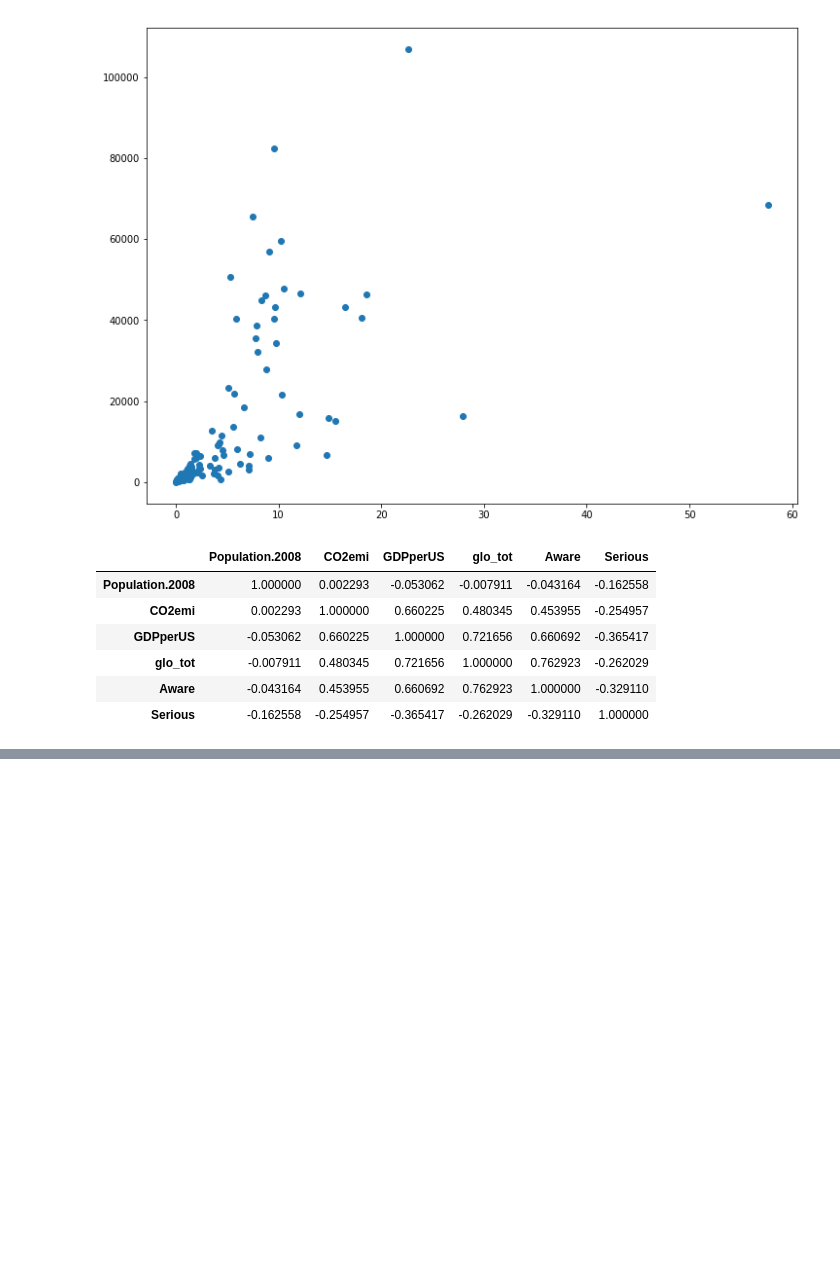
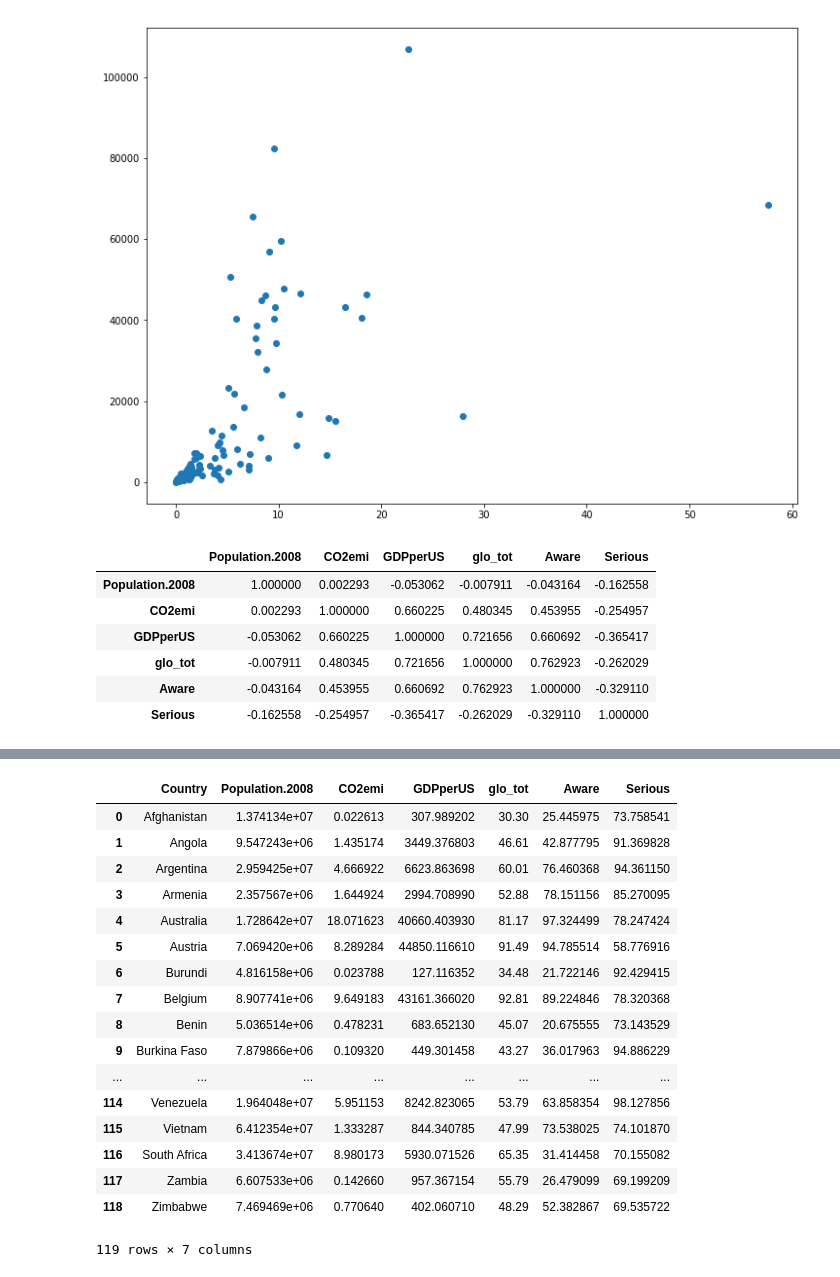
Before and after one commit to pjsimmon/COGS108_Repo, a Jupyter notebook: Bar_data_wrangling.ipynb, the cells around one changed output, grey strips where cells are left out. Cells and saved outputs as stored; diff of their text form; code cells hidden in the pictures; blank space fills up the shorter version.

```diff
--- a/Bar_data_wrangling.ipynb
+++ b/Bar_data_wrangling.ipynb
@@ -303,0 +341,33 @@ strong multicollinearity or other numerical problems.
+# %%
+import os
+import earthpy as et
+
+import folium
+from folium import plugins
+
+import rasterio as rio
+from rasterio.warp import calculate_default_transform, reproject, Resampling
+
+# Set working directory to earth-analytics
+#os.chdir(os.path.join(et.io.HOME, 'earth-analytics'))
+
+df_numbers
+# %% [output]
+|  | Country | Population.2008 | CO2emi | GDPperUS | glo_tot | Aware | Serious |
+| 0 | Afghanistan | 1.374134e+07 | 0.022613 | 307.989202 | 30.30 | 25.445975 | 73.758541 |
+| 1 | Angola | 9.547243e+06 | 1.435174 | 3449.376803 | 46.61 | 42.877795 | 91.369828 |
+| 2 | Argentina | 2.959425e+07 | 4.666922 | 6623.863698 | 60.01 | 76.460368 | 94.361150 |
+| 3 | Armenia | 2.357567e+06 | 1.644924 | 2994.708990 | 52.88 | 78.151156 | 85.270095 |
+| 4 | Australia | 1.728642e+07 | 18.071623 | 40660.403930 | 81.17 | 97.324499 | 78.247424 |
+| 5 | Austria | 7.069420e+06 | 8.289284 | 44850.116610 | 91.49 | 94.785514 | 58.776916 |
+| 6 | Burundi | 4.816158e+06 | 0.023788 | 127.116352 | 34.48 | 21.722146 | 92.429415 |
+| 7 | Belgium | 8.907741e+06 | 9.649183 | 43161.366020 | 92.81 | 89.224846 | 78.320368 |
+| 8 | Benin | 5.036514e+06 | 0.478231 | 683.652130 | 45.07 | 20.675555 | 73.143529 |
+| 9 | Burkina Faso | 7.879866e+06 | 0.109320 | 449.301458 | 43.27 | 36.017963 | 94.886229 |
+| ... | ... | ... | ... | ... | ... | ... | ... |
+| 114 | Venezuela | 1.964048e+07 | 5.951153 | 8242.823065 | 53.79 | 63.858354 | 98.127856 |
+| 115 | Vietnam | 6.412354e+07 | 1.333287 | 844.340785 | 47.99 | 73.538025 | 74.101870 |
+| 116 | South Africa | 3.413674e+07 | 8.980173 | 5930.071526 | 65.35 | 31.414458 | 70.155082 |
+| 117 | Zambia | 6.607533e+06 | 0.142660 | 957.367154 | 55.79 | 26.479099 | 69.199209 |
+| 118 | Zimbabwe | 7.469469e+06 | 0.770640 | 402.060710 | 48.29 | 52.382867 | 69.535722 |
+119 rows × 7 columns
```
Also changed, not shown: parts of 8 cells of this notebook, 1 other file.
